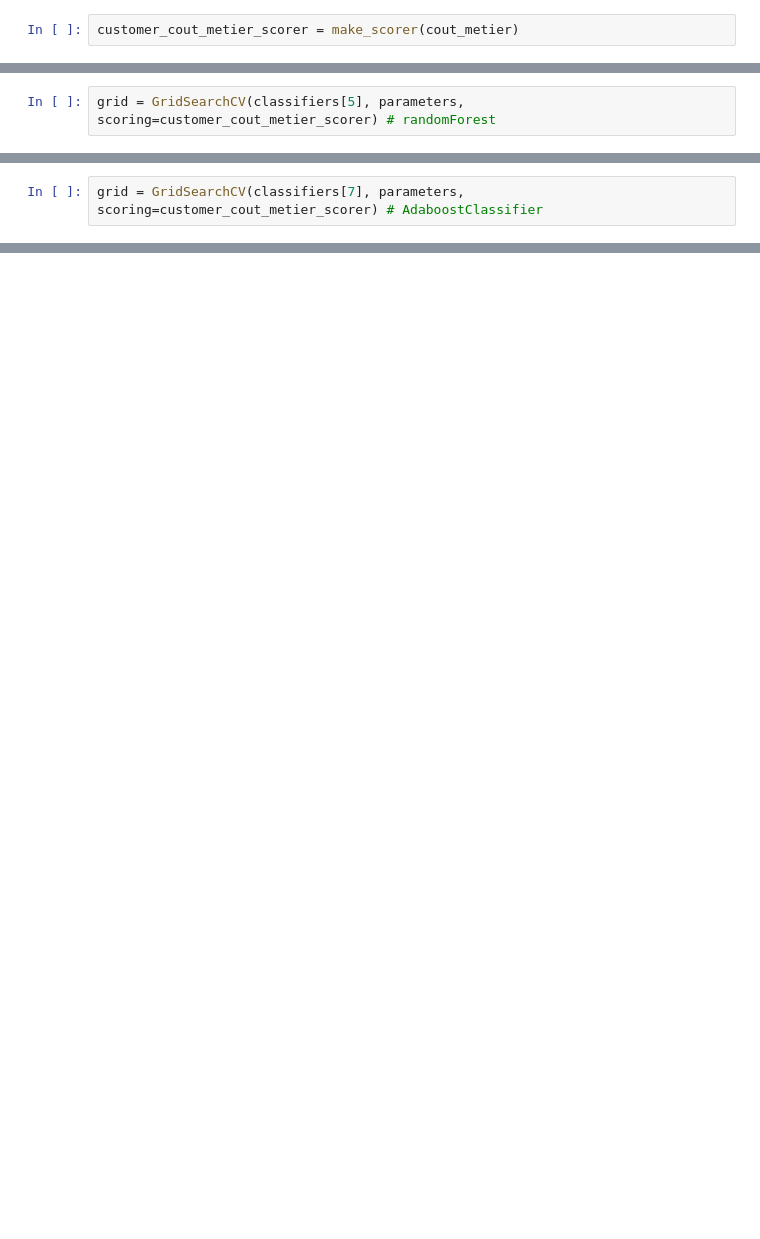
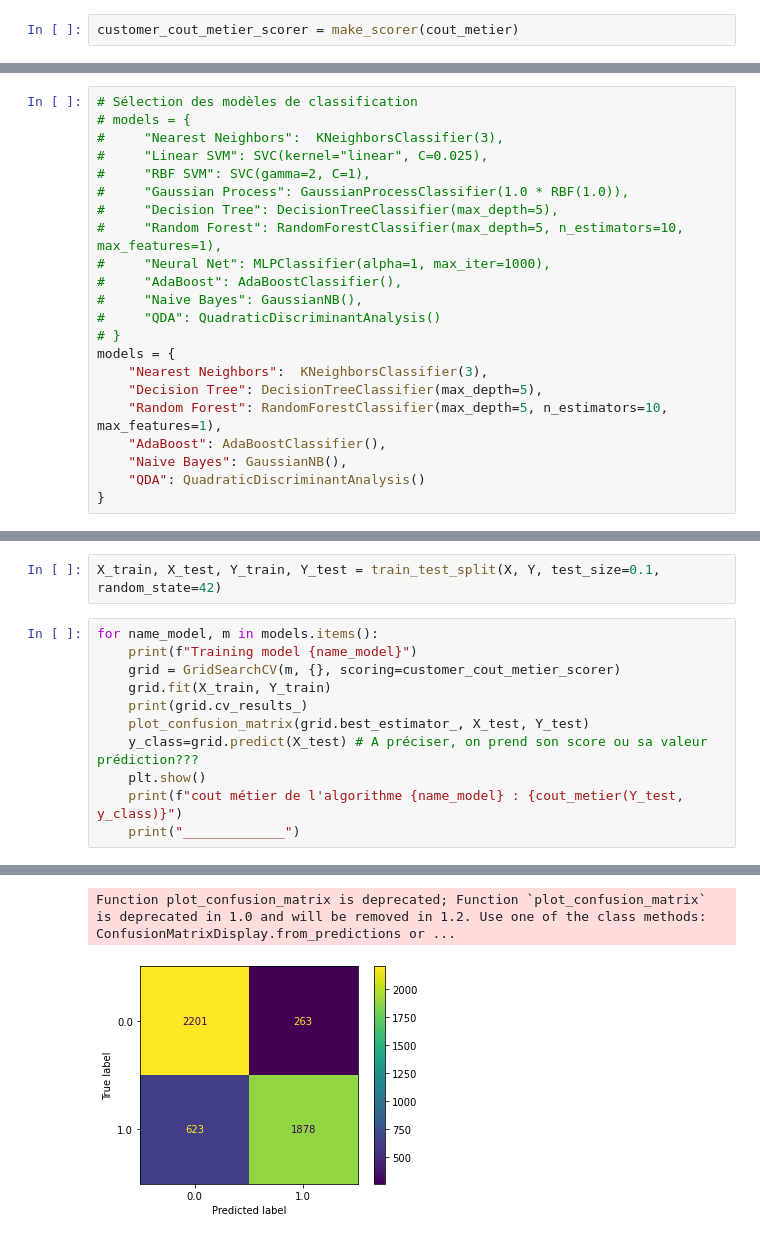
Before and after one commit to NOMEZA/projet_7_repository, a Jupyter notebook: python_preprocessing/training_model_V2.ipynb, the cells around one changed output, grey strips where cells are left out. Drawn from its saved outputs; the diff is of its cells as text; blank space fills up the shorter version.

```diff
--- a/python_preprocessing/training_model_V2.ipynb
+++ b/python_preprocessing/training_model_V2.ipynb
@@ -285,2 +217,0 @@ tn, fp, fn, tp
-# %%
-grid = GridSearchCV(classifiers[5], parameters, scoring=customer_cout_metier_scorer) # randomForest
@@ -303,2 +217,0 @@ tn, fp, fn, tp
-# %%
-grid = GridSearchCV(classifiers[7], parameters, scoring=customer_cout_metier_scorer) # AdaboostClassifier
@@ -316,0 +220,22 @@ tn, fp, fn, tp
+# %%
+# Sélection des modèles de classification
+# models = {
+#     "Nearest Neighbors":  KNeighborsClassifier(3),
+#     "Linear SVM": SVC(kernel="linear", C=0.025),
+#     "RBF SVM": SVC(gamma=2, C=1),
+#     "Gaussian Process": GaussianProcessClassifier(1.0 * RBF(1.0)),
+#     "Decision Tree": DecisionTreeClassifier(max_depth=5),
+#     "Random Forest": RandomForestClassifier(max_depth=5, n_estimators=10, max_features=1),
+#     "Neural Net": MLPClassifier(alpha=1, max_iter=1000),
+#     "AdaBoost": AdaBoostClassifier(),
+#     "Naive Bayes": GaussianNB(),
+#     "QDA": QuadraticDiscriminantAnalysis()
+# }
+models = {
+    "Nearest Neighbors":  KNeighborsClassifier(3),
+    "Decision Tree": DecisionTreeClassifier(max_depth=5),
+    "Random Forest": RandomForestClassifier(max_depth=5, n_estimators=10, max_features=1),
+    "AdaBoost": AdaBoostClassifier(),
+    "Naive Bayes": GaussianNB(),
+    "QDA": QuadraticDiscriminantAnalysis()
+}
@@ -316,0 +244,14 @@ tn, fp, fn, tp
+# %%
+X_train, X_test, Y_train, Y_test = train_test_split(X, Y, test_size=0.1, random_state=42)
+# %%
+for name_model, m in models.items():
+    print(f"Training model {name_model}")
+    grid = GridSearchCV(m, {}, scoring=customer_cout_metier_scorer)
+    grid.fit(X_train, Y_train)
+    print(grid.cv_results_)
+    plot_confusion_matrix(grid.best_estimator_, X_test, Y_test)
+    y_class=grid.predict(X_test) # A préciser, on prend son score ou sa valeur prédiction???
+    plt.show()
+    print(f"cout métier de l'algorithme {name_model} : {cout_metier(Y_test, y_class)}")
+    print("_____________")
+# %% [output]
@@ -316,0 +260,2 @@ tn, fp, fn, tp
+Function plot_confusion_matrix is deprecated; Function `plot_confusion_matrix` is deprecated in 1.0 and will be removed in 1.2. Use one of the class methods: ConfusionMatrixDisplay.from_predictions or ...
+[figure, added]
```
Also changed, not shown: parts of 99 cells of this notebook, 2 other files.
